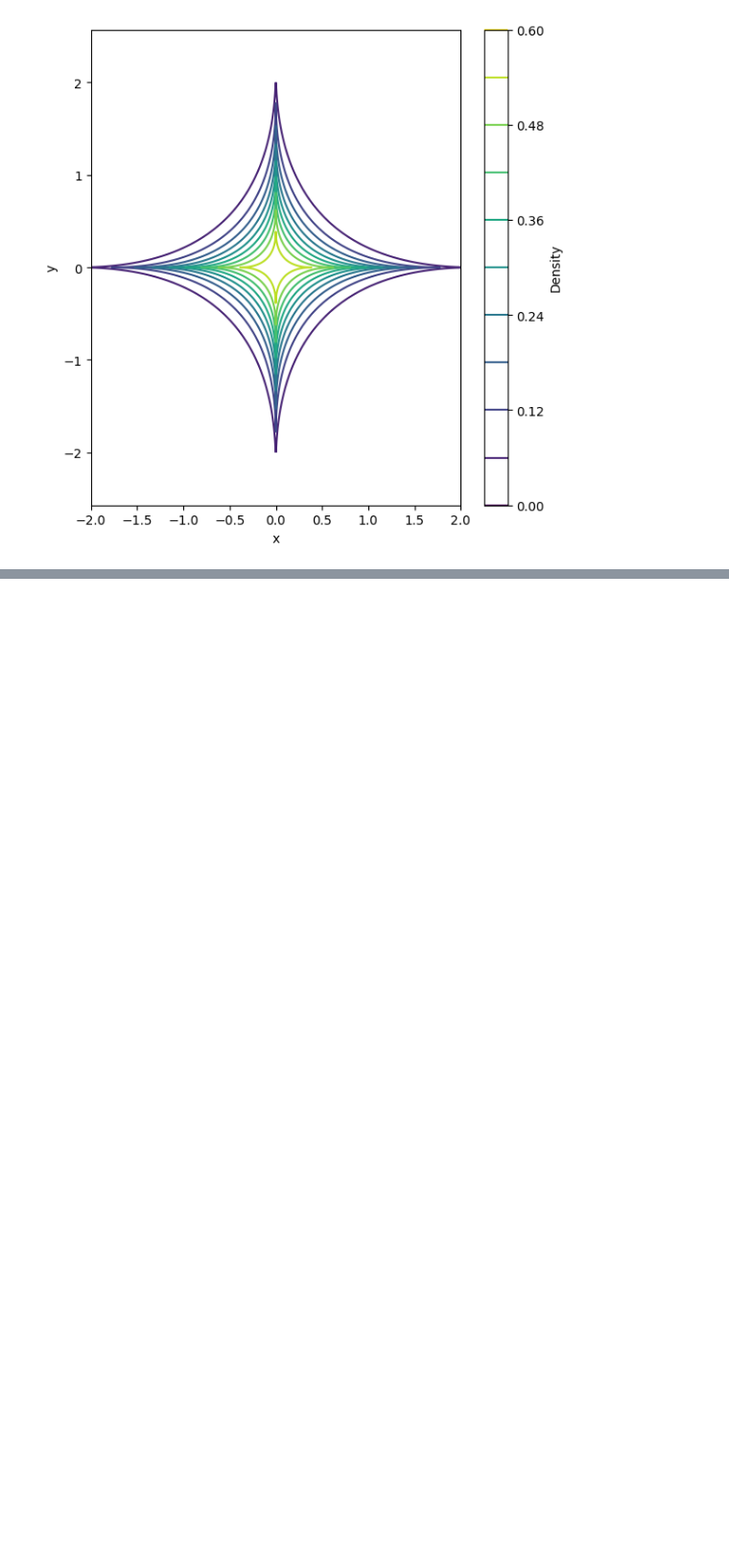
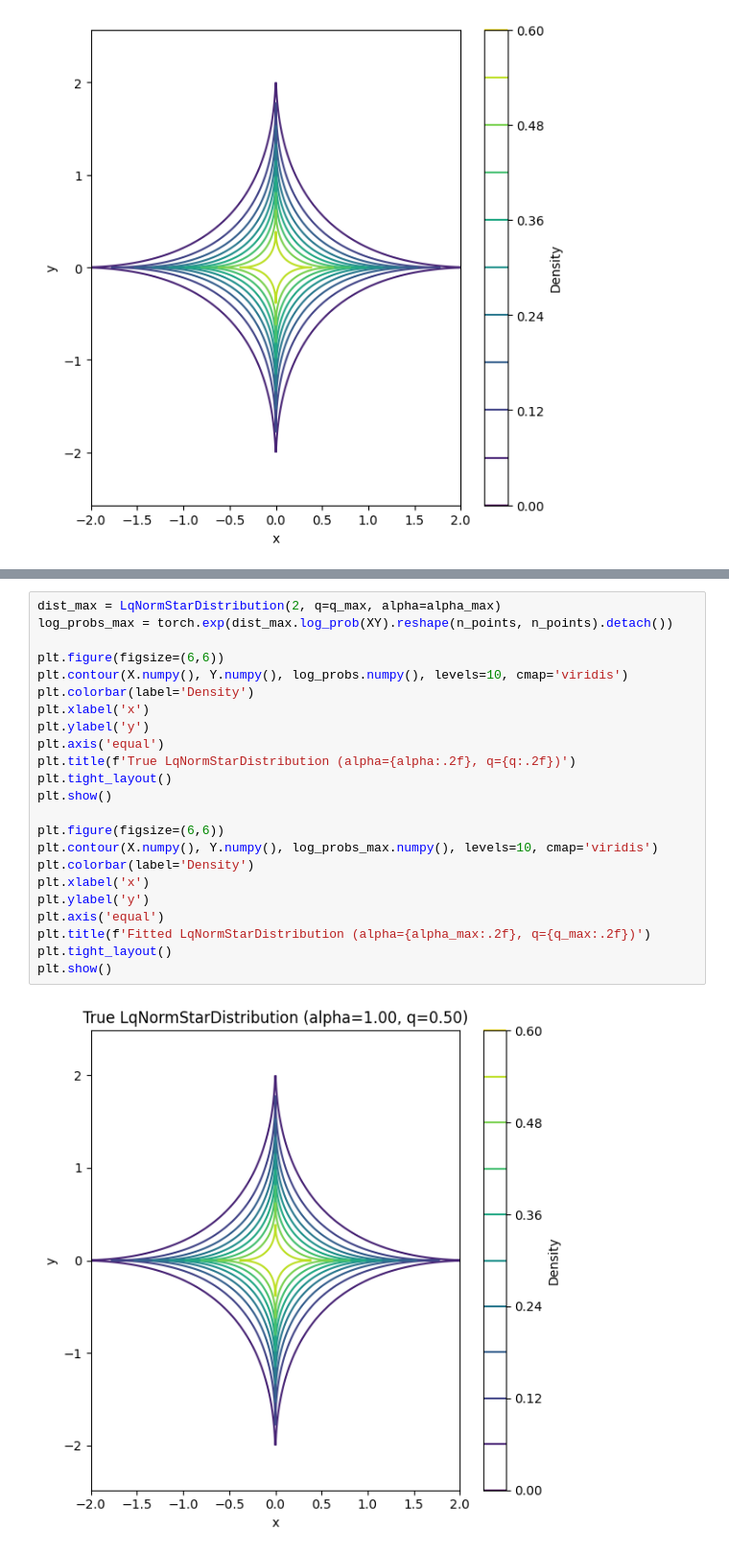
Before and after one commit to wdiepeveen/Riemannian-Archetypal-Analysis, a Jupyter notebook: _test_lq_radial.ipynb, the cells around one changed output, grey strips where cells are left out. Shown at 96% size. Cells and saved outputs as stored; diff of their text form; blank space fills up the shorter version.

```diff
--- a/_test_lq_radial.ipynb
+++ b/_test_lq_radial.ipynb
@@ -54,0 +106,25 @@ plt.show()
+# %%
+dist_max = LqNormStarDistribution(2, q=q_max, alpha=alpha_max)
+log_probs_max = torch.exp(dist_max.log_prob(XY).reshape(n_points, n_points).detach())
+
+plt.figure(figsize=(6,6))
+plt.contour(X.numpy(), Y.numpy(), log_probs.numpy(), levels=10, cmap='viridis')
+plt.colorbar(label='Density')
+plt.xlabel('x')
+plt.ylabel('y')
+plt.axis('equal')
+plt.title(f'True LqNormStarDistribution (alpha={alpha:.2f}, q={q:.2f})')
+plt.tight_layout()
+plt.show()
+
+plt.figure(figsize=(6,6))
+plt.contour(X.numpy(), Y.numpy(), log_probs_max.numpy(), levels=10, cmap='viridis')
+plt.colorbar(label='Density')
+plt.xlabel('x')
+plt.ylabel('y')
+plt.axis('equal')
+plt.title(f'Fitted LqNormStarDistribution (alpha={alpha_max:.2f}, q={q_max:.2f})')
+plt.tight_layout()
+plt.show()
+# %% [output]
+[figure, added]
```
Also changed, not shown: parts of 4 cells of this notebook.
